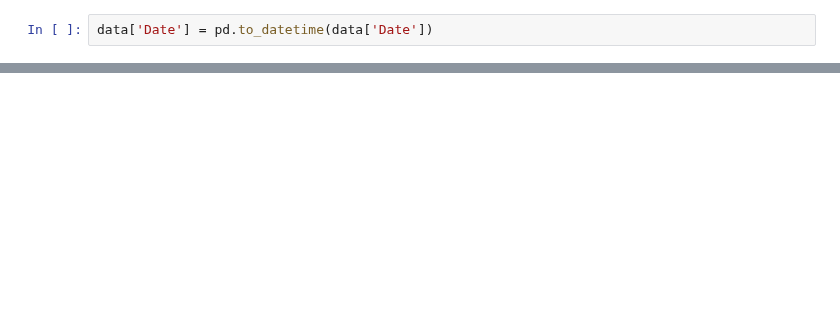
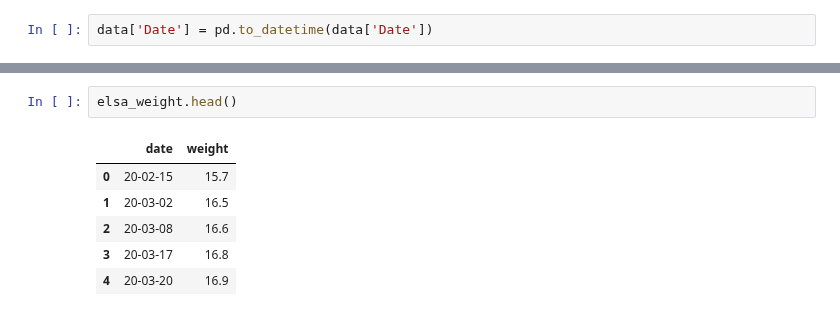
Before and after one commit to Olarm/Treningsdagbok, a Jupyter notebook: oversikt.ipynb, the cells around one changed output, grey strips where cells are left out. Cells and saved outputs as stored; diff of their text form; blank space fills up the shorter version.

```diff
--- a/oversikt.ipynb
+++ b/oversikt.ipynb
@@ -69,3 +95,12 @@ r.set_xticklabels(rotation=30)
+# %%
+elsa_weight.head()
+# %% [output]
+|  | date | weight |
+| 0 | 20-02-15 | 15.7 |
+| 1 | 20-03-02 | 16.5 |
+| 2 | 20-03-08 | 16.6 |
+| 3 | 20-03-17 | 16.8 |
+| 4 | 20-03-20 | 16.9 |
 # %%
 r = sns.relplot(x="date", y="weight", kind="line", data=elsa_weight)
 r.set_xticklabels(rotation=30)
```
Also changed, not shown: parts of 10 cells of this notebook.
